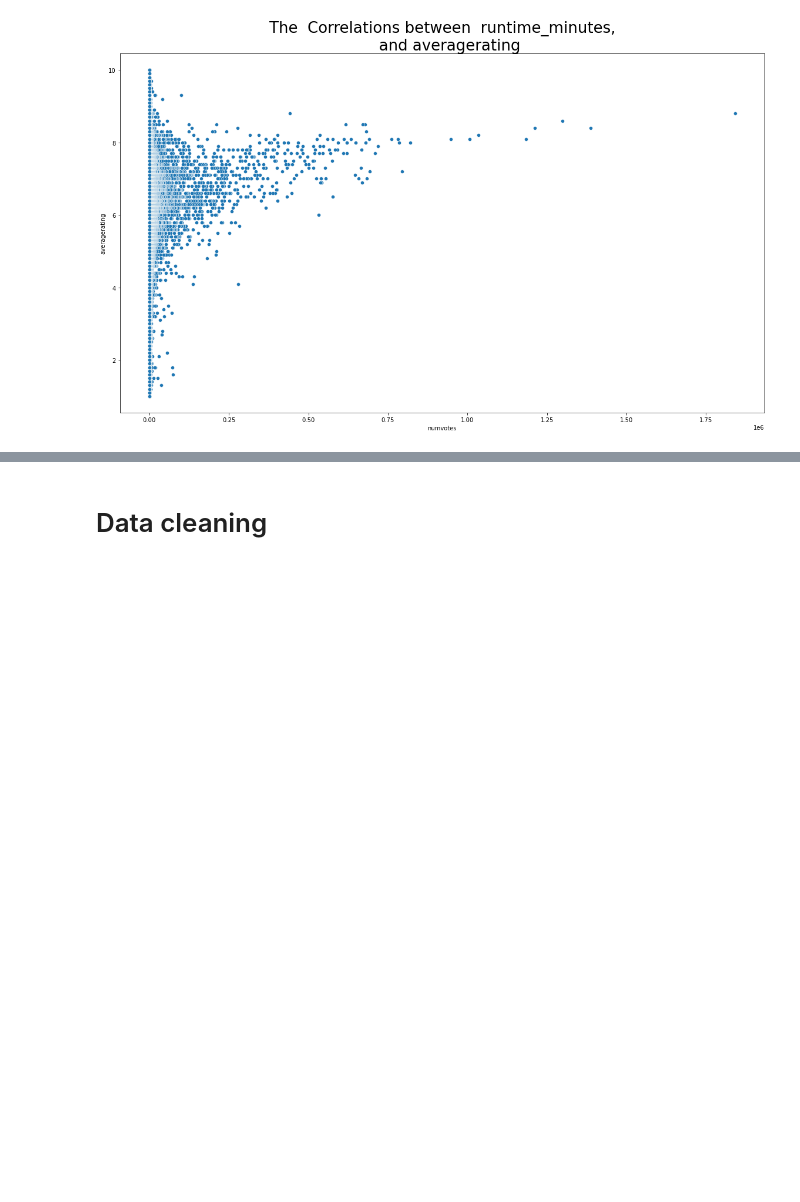
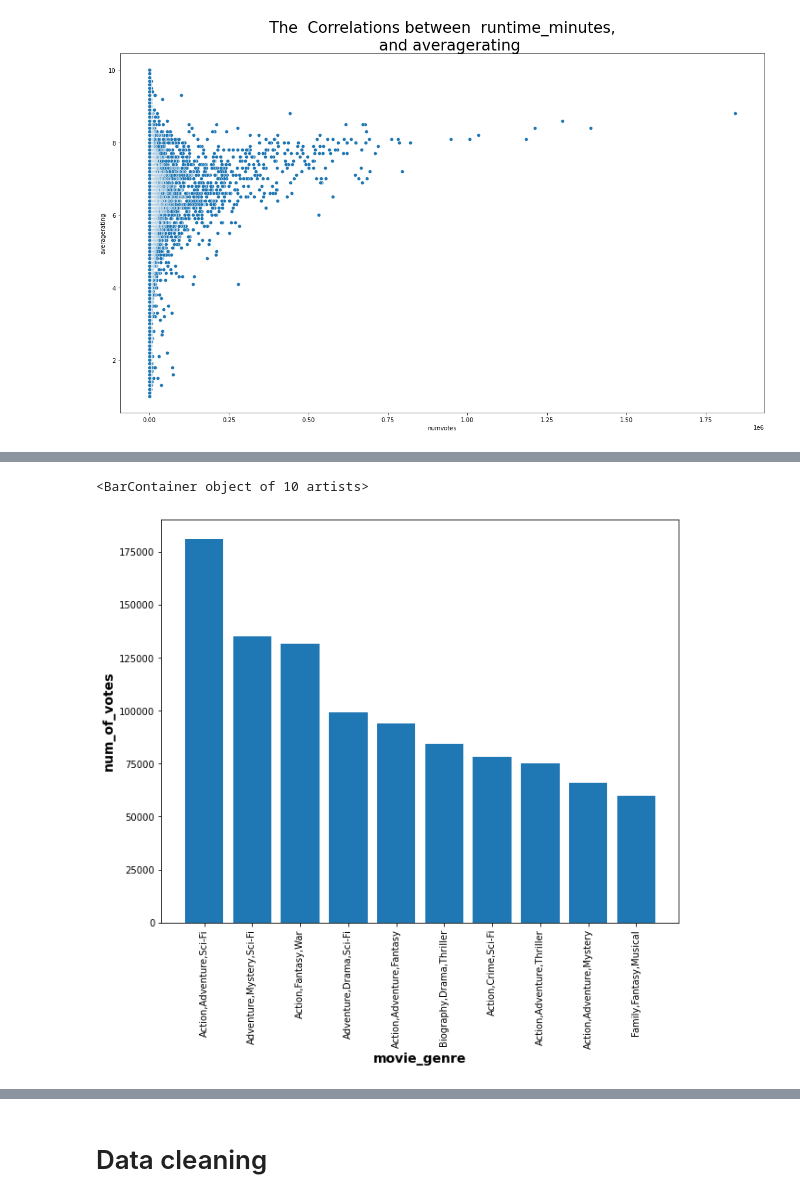
Before and after one commit to Grace-01-cell/dsc-phase-1-project-v2-4, a Jupyter notebook: student.ipynb, the cells around one changed output, grey strips where cells are left out. Cells and saved outputs as stored; diff of their text form; code cells hidden in the pictures; blank space fills up the shorter version.

```diff
--- a/student.ipynb
+++ b/student.ipynb
@@ -457,0 +539,3 @@ plt.show()
+# %%
+genres_sorted_mean = pd.DataFrame(joined_table.groupby("genres")["numvotes"].mean()).sort_values(by="numvotes", ascending= False).head(10)
+genres_sorted_mean
@@ -457,0 +555,10 @@ plt.show()
+# %%
+plt.figure(figsize=(10, 8))
+plt.xticks(rotation=90, fontsize=10)
+y = genres_sorted_mean["numvotes"]
+plt.xlabel("movie_genre", fontsize=14, fontweight='bold')
+plt.ylabel("num_of_votes", fontsize =14, fontweight= 'bold')
+plt.bar(y.index,y.values)
+# %% [output]
+<BarContainer object of 10 artists>
+[figure, added]
```
Also changed, not shown: parts of 80 cells of this notebook.
